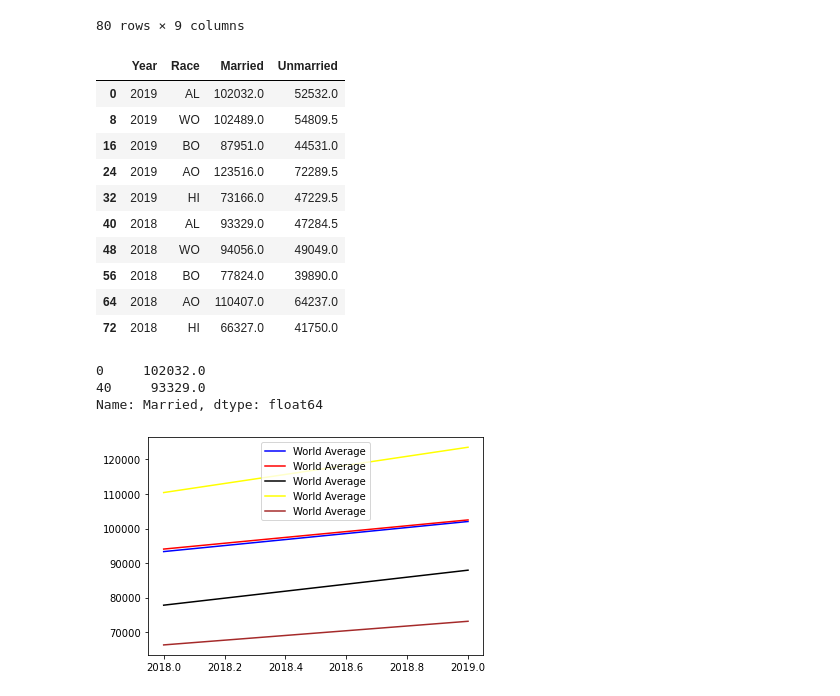
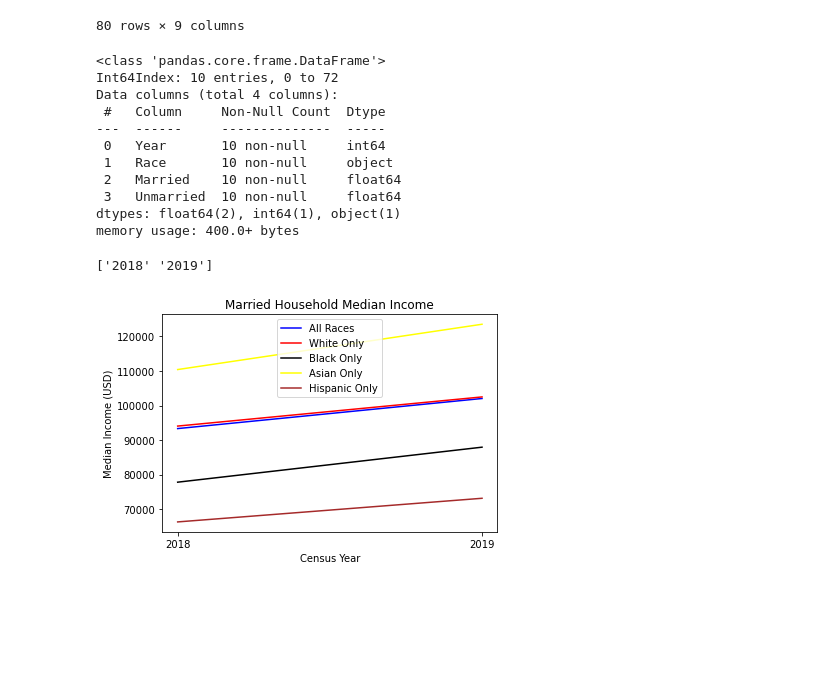
Before and after one commit to j0serobles/UCF_Data_Bootcamp_Project1, a Jupyter notebook: Data_Explore_Cleanup.ipynb, the cells around one changed output. Drawn from its saved outputs; the diff is of its cells as text; code cells hidden in the pictures; blank space fills up the shorter version.

Commit message:
Added Line Plots and Sorted df.

```diff
--- a/Data_Explore_Cleanup.ipynb
+++ b/Data_Explore_Cleanup.ipynb
@@ -96,65 +96,69 @@ df = df[["Year", "Race", "Married-couple families","Male householder, no spouse
 df["Unmarried"] = (df["Male householder, no spouse present"] + df["Female householder, no spouse present"])/2
 df.drop(["Male householder, no spouse present","Female householder, no spouse present"], axis = 1, inplace=True)
 df.rename(columns={"Married-couple families": "Married"}, inplace=True)
-df
+df.info()
 # %% [output]
-|  | Year | Race | Married | Unmarried |
-| 0 | 2019 | AL | 102032.0 | 52532.0 |
-| 8 | 2019 | WO | 102489.0 | 54809.5 |
-| 16 | 2019 | BO | 87951.0 | 44531.0 |
-| 24 | 2019 | AO | 123516.0 | 72289.5 |
-| 32 | 2019 | HI | 73166.0 | 47229.5 |
-| 40 | 2018 | AL | 93329.0 | 47284.5 |
-| 48 | 2018 | WO | 94056.0 | 49049.0 |
-| 56 | 2018 | BO | 77824.0 | 39890.0 |
-| 64 | 2018 | AO | 110407.0 | 64237.0 |
-| 72 | 2018 | HI | 66327.0 | 41750.0 |
+<class 'pandas.core.frame.DataFrame'>
+Int64Index: 10 entries, 0 to 72
+Data columns (total 4 columns):
+ #   Column     Non-Null Count  Dtype
+---  ------     --------------  -----
+ 0   Year       10 non-null     int64
+ 1   Race       10 non-null     object
+ 2   Married    10 non-null     float64
+ 3   Unmarried  10 non-null     float64
+dtypes: float64(2), int64(1), object(1)
+memory usage: 400.0+ bytes
 # %%
-df["Year"].unique().tolist()
-df[ df["Race"]=="AL"]["Married"]
+#df["Year"].unique()
+#df[ df["Race"]=="AL"]["Married"]
+df.sort_values("Year",inplace=True)
-# %% [output]
-0     102032.0
-40     93329.0
-Name: Married, dtype: float64
 # %%
 
 # Plot the median income as a line chart
-med_inc_all_married, = plt.plot(df["Year"].unique().tolist(),\
+years = df["Year"].unique().astype(str)
+print(years)
+med_inc_all_married, =  plt.plot(years,\
                         df[df["Race"]=="AL"]["Married"],\
                         color="blue", label="All Races" )
 
-med_inc_wo_married, = plt.plot(df["Year"].unique().tolist(),\
+med_inc_wo_married, = plt.plot(years,\
 df[df["Race"]=="WO"]["Married"],\
 color="red", label="White Only" )
 
-med_inc_bo_married, = plt.plot(df["Year"].unique().tolist(),\
+med_inc_bo_married, = plt.plot(years,\
 df[df["Race"]=="BO"]["Married"],\
 color="black", label="Black Only" )
 
 
-med_inc_ao_married, = plt.plot(df["Year"].unique().tolist(),\
+med_inc_ao_married, = plt.plot(years,\
 df[df["Race"]=="AO"]["Married"],\
 color="yellow", label="Asian Only" )
 
-med_inc_hi_married, = plt.plot(df["Year"].unique().tolist(),\
+med_inc_hi_married, = plt.plot(years,\
 df[df["Race"]=="HI"]["Married"],\
 color="brown", label="Hispanic Only" )
 
 # Plot the unemployment values for a single country
 #country_one, = plt.plot(years, combined_unemployed_data.loc['USA',["2010","2011","2012","2013","2014"]], color="green",label=combined_unemployed_data.loc['USA',"Country Name"])
 #country_one, = plt.plot(years, combined_unemployed_data.loc['USA', years], #color="green",label=combined_unemployed_data.loc['USA',"Country Name"])
 
 # Create a legend for our chart
 plt.legend(handles=[med_inc_all_married,\
                     med_inc_wo_married,\
                     med_inc_bo_married,\
                     med_inc_ao_married,\
                     med_inc_hi_married], loc="best")
 
+plt.title('Married Household Median Income')
+plt.xlabel('Census Year')
+plt.ylabel('Median Income (USD)')
+
 # Show the chart
 plt.show()
 # %% [output]
+['2018' '2019']
-[figure, old version]
+[figure, new version]
 # %%
 fig, ax = plt.subplots()
 fig.suptitle('Median Income Per Year - Primary Households', y=1.04)
```
Also changed, not shown: parts of 1 cell of this notebook.
